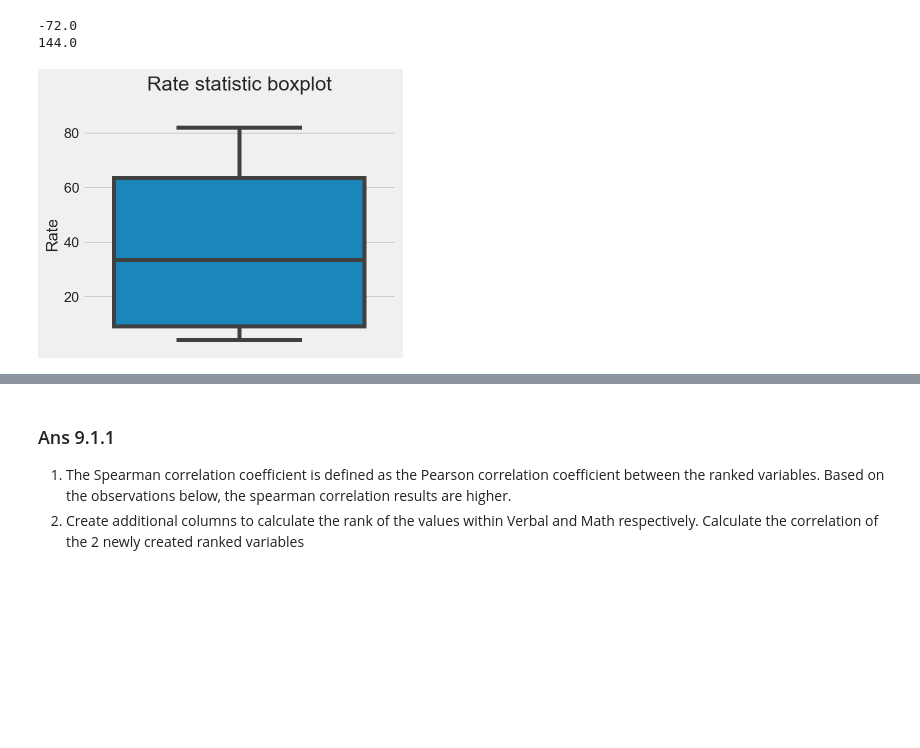
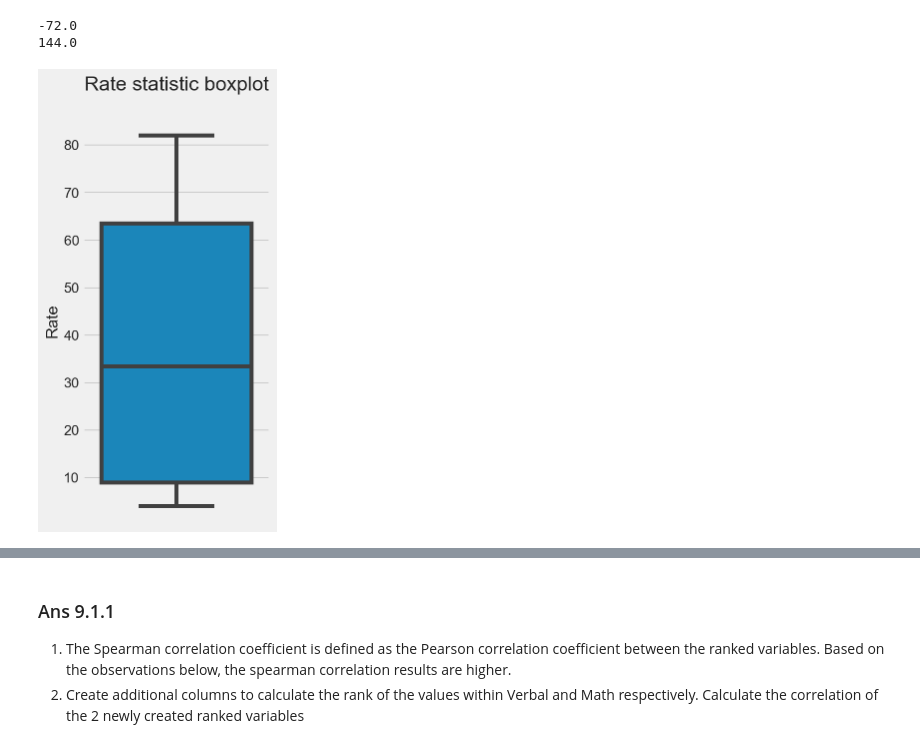
Before and after one commit to Boksheng/Projects, a Jupyter notebook: project-two/project-02-v2-starter-code.ipynb, the cells around one changed output, grey strips where cells are left out. Saved outputs shown, nothing was run; the diff lists cells and outputs as text; code cells hidden in the pictures; blank space fills up the shorter version.

```diff
--- a/project-two/project-02-v2-starter-code.ipynb
+++ b/project-two/project-02-v2-starter-code.ipynb
@@ -865,16 +883,16 @@ print(higher_range)
 -72.0
 144.0
 # %%
-fig = plt.figure(figsize=(5,4))
+fig = plt.figure(figsize=(3,7))
 
 ax = sns.boxplot(df2_by_Rate, orient='v')
 
 ax.set_ylabel('Rate', fontsize=16)
 ax.set_title('Rate statistic boxplot\n', fontsize=20)
 
 plt.show()
 # %% [output]
-[figure, old version]
+[figure, new version]
 # %% [markdown]
 <img src="http://imgur.com/GCAf1UX.png" style="float: left; margin: 25px 15px 0px 0px; height: 25px">
 
```
Also changed, not shown: parts of 5 cells of this notebook, 3 other files.
